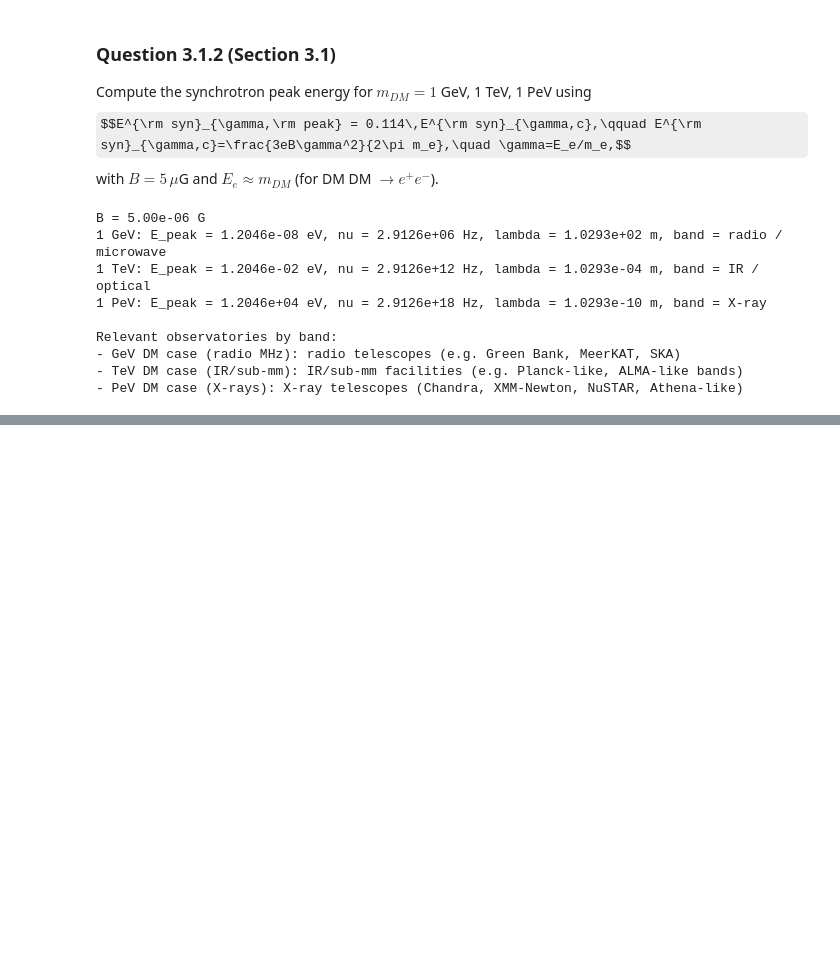
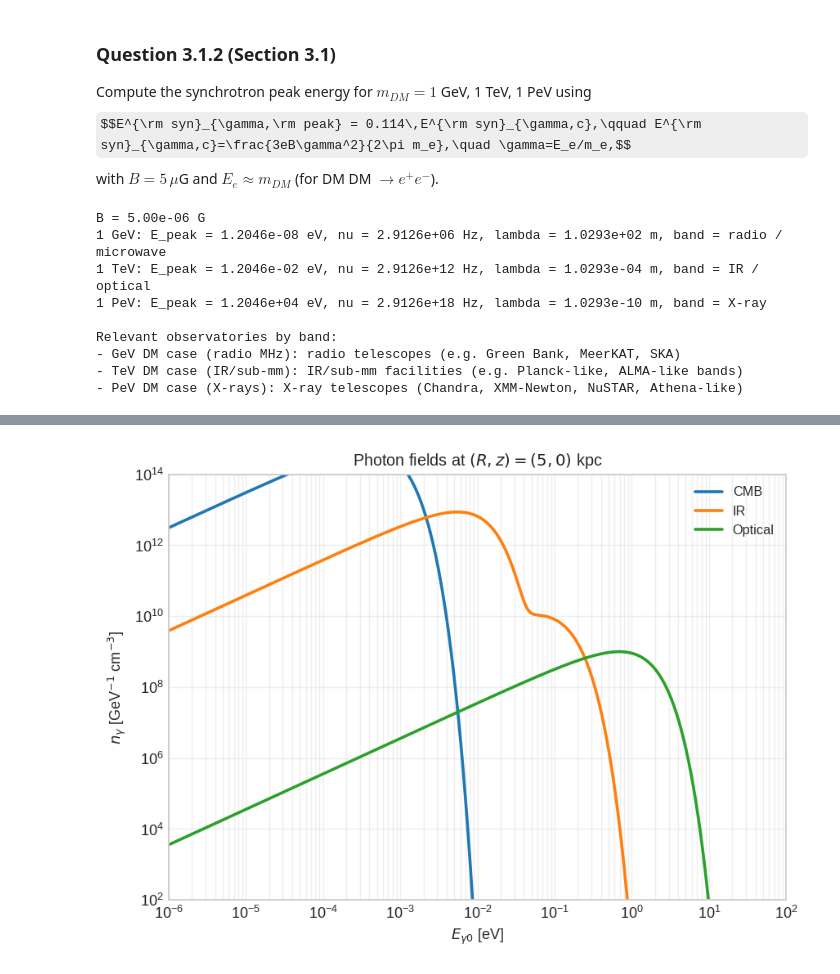
Before and after one commit to baltabaygal/GGI_School_DM_2026-main, a Jupyter notebook: Power.ipynb, the cells around one changed output, grey strips where cells are left out. Saved outputs shown, nothing was run; the diff lists cells and outputs as text; code cells hidden in the pictures; some formulas as TeX source; blank space fills up the shorter version.

```diff
--- a/Power.ipynb
+++ b/Power.ipynb
@@ -24,24 +24,27 @@ e = (4*np.pi*alpha)**.5  # elementary charge in natural units
 # Photon field densities
 # ============================
 
-def nBB(Eg, T): # GeV^-1 cm^-3
-    return GeVincm**3 / np.pi**2 * Eg**2 / (np.exp(Eg/T)-1)
+def nBB(Eg, T):  # GeV^-1 cm^-3
+    Eg = np.asarray(Eg, dtype=float)
+    x = np.clip(Eg / T, 1e-12, 700.0)
+    # Use expm1 for numerical stability at small x and avoid overflow at large x
+    return GeVincm**3 / np.pi**2 * Eg**2 / np.expm1(x)
 
 def nISRF(Eg, R, z, T, R0, z0, n0):
-    nTOT = GeVincm**3 / np.pi**2 * T**4 * np.pi**4/15
-    return n0/nTOT * nBB(Eg, T) * np.exp(-abs(z)/z0) * np.exp(-(R-rSun)/R0)
+    nTOT = GeVincm**3 / np.pi**2 * T**4 * np.pi**4 / 15
+    return n0 / nTOT * nBB(Eg, T) * np.exp(-abs(z) / z0) * np.exp(-(R - rSun) / R0)
 
 def nOpt(Eg, R, z):
-    return nISRF(Eg, R, z, 5e3*KinGeV, 2.5, 1.5, 0.50e-9)
+    return nISRF(Eg, R, z, 5e3 * KinGeV, 2.5, 1.5, 0.50e-9)
 
 def nIRw(Eg, R, z):
-    return nISRF(Eg, R, z, 400*KinGeV, 3.5, 2, 0.05e-9)
+    return nISRF(Eg, R, z, 400 * KinGeV, 3.5, 2, 0.05e-9)
 
 def nIRc(Eg, R, z):
-    return nISRF(Eg, R, z, 40*KinGeV,  2, 1, 0.20e-9)
+    return nISRF(Eg, R, z, 40 * KinGeV, 2, 1, 0.20e-9)
 
 def nCMB(Eg):
-    return nBB(Eg, 2.725*KinGeV)
+    return nBB(Eg, 2.725 * KinGeV)
 # %%
 # ============================
 # ICS radiating power
@@ -307,0 +324,73 @@ Relevant observatories by band:
+# %%
+# Solution 3.2.1
+import numpy as np
+import matplotlib.pyplot as plt
+
+# ------------------------------
+# 1) Photon fields at (R,z)=(5,0)
+# ------------------------------
+Rkpc, zkpc = 5.0, 0.0
+Eg0_eV = np.logspace(-6, 2, 500)
+Eg0_GeV = Eg0_eV * 1e-9
+
+# Keep native units: GeV^-1 cm^-3
+n_cmb = nCMB(Eg0_GeV)
+n_irc = nIRc(Eg0_GeV, Rkpc, zkpc)
+n_irw = nIRw(Eg0_GeV, Rkpc, zkpc)
+n_opt = nOpt(Eg0_GeV, Rkpc, zkpc)
+n_ir = n_irc + n_irw
+
+plt.figure(figsize=(7.5,5.2))
+plt.loglog(Eg0_eV, n_cmb, lw=2, label='CMB')
+plt.loglog(Eg0_eV, n_ir, lw=2, label='IR')
+# plt.loglog(Eg0_eV, n_irw, lw=2, label='IRw')
+plt.loglog(Eg0_eV, n_opt, lw=2, label='Optical')
+plt.xlim(1e-6, 1e2)
+plt.ylim(1e2, 1e14)
+plt.xlabel(r'$E_{\gamma0}$ [eV]')
+plt.ylabel(r'$n_\gamma$ [GeV$^{-1}$ cm$^{-3}$]')
+plt.title(r'Photon fields at $(R,z)=(5,0)$ kpc')
+plt.grid(True, which='both', alpha=0.3)
+plt.legend(frameon=False)
+plt.show()
+
+# ------------------------------
+# 2) PIC(Eg) at Earth
+# ------------------------------
+R_earth, z_earth = rSun, 0.0
+Ee_list_GeV = [1e-2, 1e-1, 1.0, 10.0]  # 10 MeV, 100 MeV, 1 GeV, 10 GeV
+labels = ['10 MeV', '100 MeV', '1 GeV', '10 GeV']
+
+Eg_MeV = np.logspace(-9, 4, 220)
+Eg_GeV = Eg_MeV * 1e-3
+
+def pic_total(Eg, Ee, R, z):
+    v = (PIC(Eg, Ee, nCMB)
+         + PIC(Eg, Ee, nIRc, R, z)
+         + PIC(Eg, Ee, nIRw, R, z)
+         + PIC(Eg, Ee, nOpt, R, z))
+    return v if np.isfinite(v) and v > 0 else np.nan
+
+plt.figure(figsize=(7.5,5.2))
+for Ee, lab in zip(Ee_list_GeV, labels):
+    vals = np.array([pic_total(Eg, Ee, R_earth, z_earth) for Eg in Eg_GeV])
+    plt.loglog(Eg_MeV, vals, lw=2, label=lab)
+
+plt.xlim(1e-9, 1e1)
+plt.ylim(1e-16, 1e-10)
+plt.xlabel(r'$E_\gamma$ [MeV]')
+plt.ylabel(r'$P_{IC}$ [s$^{-1}$]')
+plt.title(r'$P_{IC}(E_\gamma)$ at Earth $(R,z)=(r_\odot,0)$')
+plt.grid(True, which='both', alpha=0.3)
+plt.legend(frameon=False)
+plt.show()
+
+# ------------------------------
+# 3) Qualitative comparison with Fig. 2
+# ------------------------------
+print('Comparison to Fig. 2 (qualitative):')
+print('- Much cleaner and more stable curves after numerical regularization.')
+print('- Main trends match Fig. 2: IC power grows and shifts to higher E_gamma as Ee increases.')
+print('- Remaining differences are expected from the simplified ISRF model (single blackbody components).')
+# %% [output]
+[figure, added]
```
Also changed, not shown: parts of 11 cells of this notebook, 1 other file.
